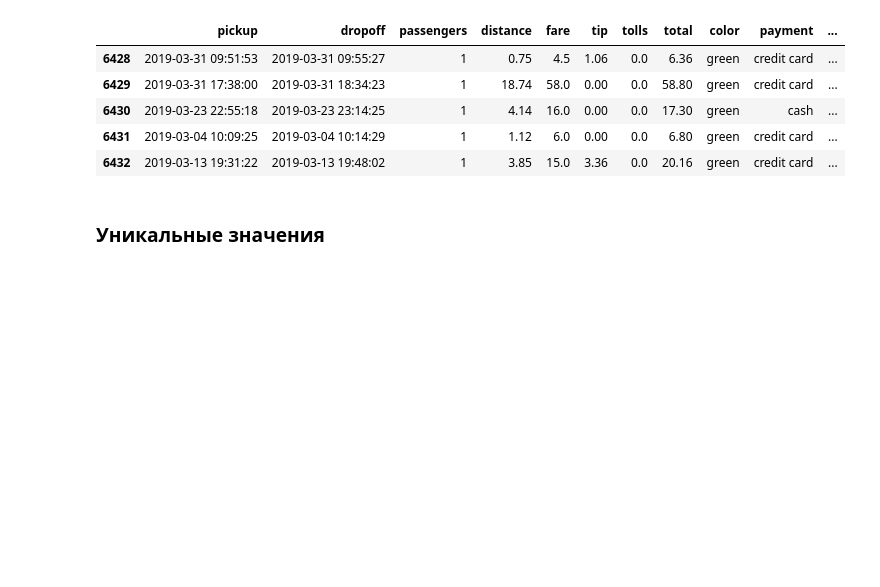
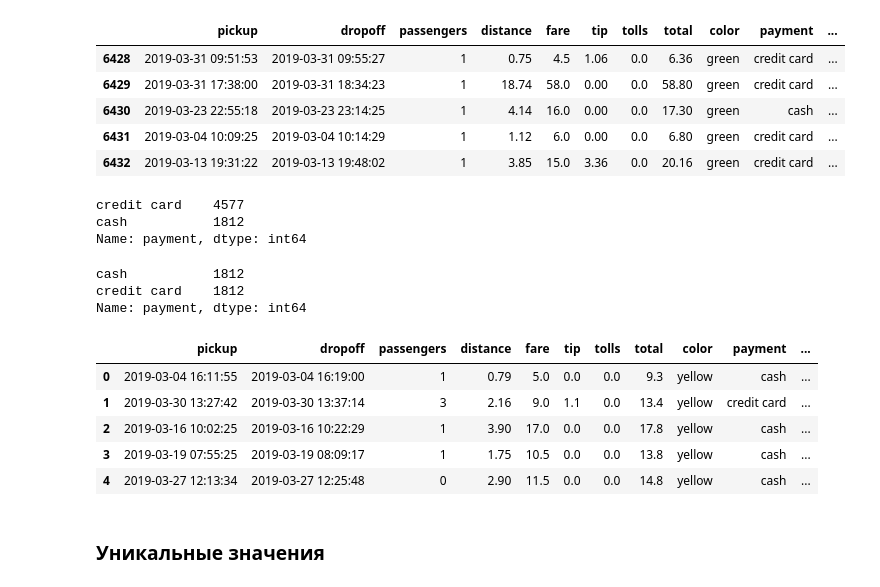
Before and after one commit to lectures-python/Python_lectures_HW, a Jupyter notebook: lectures_1_4.ipynb, the cells around one changed output. Drawn from its saved outputs; the diff is of its cells as text; code cells hidden in the pictures; blank space fills up the shorter version.

```diff
--- a/lectures_1_4.ipynb
+++ b/lectures_1_4.ipynb
@@ -1406,6 +1418,28 @@ taxis.tail()
 | 6430 | 2019-03-23 22:55:18 | 2019-03-23 23:14:25 | 1 | 4.14 | 16.0 | 0.00 | 0.0 | 17.30 | green | cash | ... |
 | 6431 | 2019-03-04 10:09:25 | 2019-03-04 10:14:29 | 1 | 1.12 | 6.0 | 0.00 | 0.0 | 6.80 | green | credit card | ... |
 | 6432 | 2019-03-13 19:31:22 | 2019-03-13 19:48:02 | 1 | 3.85 | 15.0 | 3.36 | 0.0 | 20.16 | green | credit card | ... |
+# %%
+taxis['payment'].value_counts()
+# %% [output]
+credit card    4577
+cash           1812
+Name: payment, dtype: int64
+# %%
+test = pd.concat([taxis.query('payment == "credit card"').sample(1812),taxis.query('payment == "cash"')]).sort_index().reset_index(drop=True)
+test['payment'].value_counts()
+# %% [output]
+cash           1812
+credit card    1812
+Name: payment, dtype: int64
+# %%
+test.head()
+# %% [output]
+|  | pickup | dropoff | passengers | distance | fare | tip | tolls | total | color | payment | ... |
+| 0 | 2019-03-04 16:11:55 | 2019-03-04 16:19:00 | 1 | 0.79 | 5.0 | 0.0 | 0.0 | 9.3 | yellow | cash | ... |
+| 1 | 2019-03-30 13:27:42 | 2019-03-30 13:37:14 | 3 | 2.16 | 9.0 | 1.1 | 0.0 | 13.4 | yellow | credit card | ... |
+| 2 | 2019-03-16 10:02:25 | 2019-03-16 10:22:29 | 1 | 3.90 | 17.0 | 0.0 | 0.0 | 17.8 | yellow | cash | ... |
+| 3 | 2019-03-19 07:55:25 | 2019-03-19 08:09:17 | 1 | 1.75 | 10.5 | 0.0 | 0.0 | 13.8 | yellow | cash | ... |
+| 4 | 2019-03-27 12:13:34 | 2019-03-27 12:25:48 | 0 | 2.90 | 11.5 | 0.0 | 0.0 | 14.8 | yellow | cash | ... |
 # %% [markdown]
 ### Уникальные значения
 # %%
```
Also changed, not shown: parts of 20 cells of this notebook.
